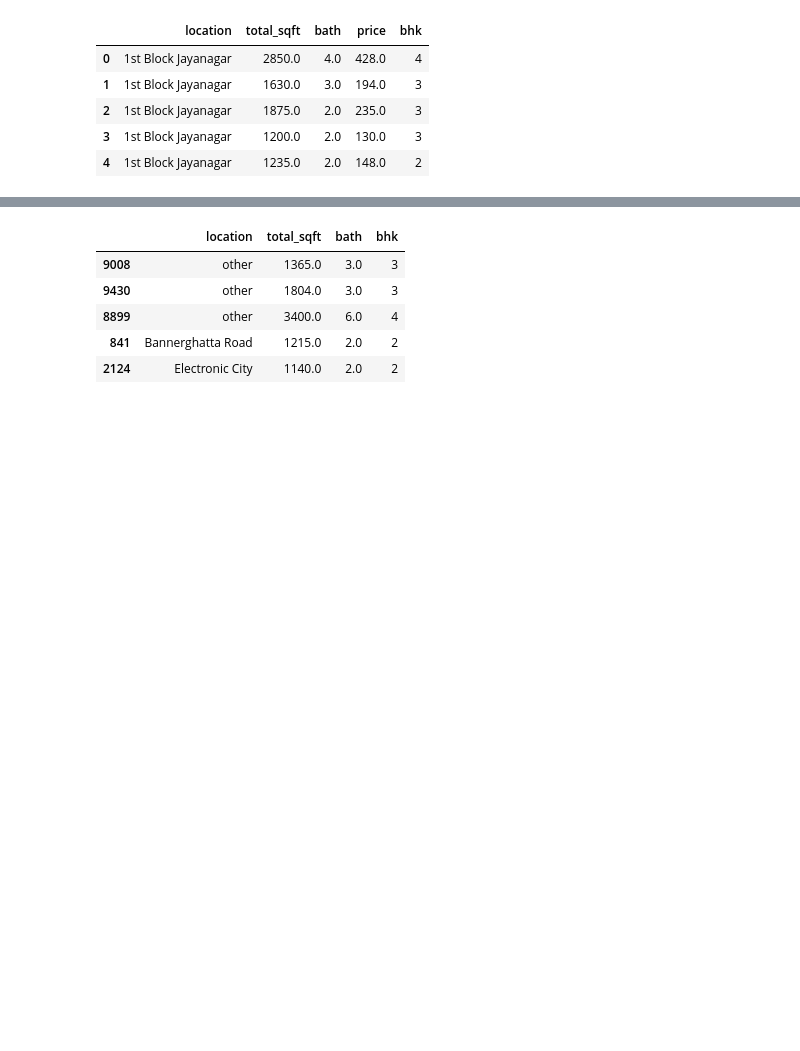
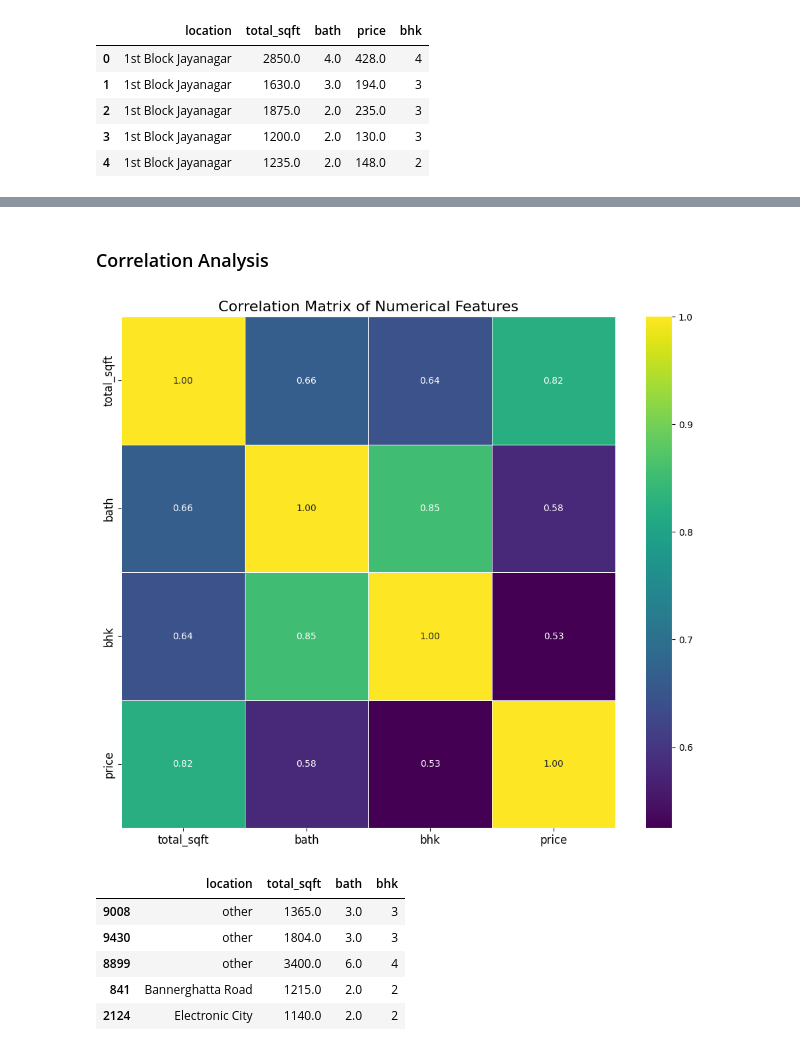
Before and after one commit to Rahman-Saif/House-Price-Prediction-with-Machine-Learning, a Jupyter notebook: House_Price_Prediction_with_ML.ipynb, the cells around one changed output, grey strips where cells are left out. Saved outputs shown, nothing was run; the diff lists cells and outputs as text; code cells hidden in the pictures; blank space fills up the shorter version.

```diff
--- a/House_Price_Prediction_with_ML.ipynb
+++ b/House_Price_Prediction_with_ML.ipynb
@@ -442,3 +537,14 @@ y=data['price']
+# %% [markdown]
+### Correlation Analysis
+# %%
+plt.figure(figsize=(12, 10))
+sns.heatmap(data[['total_sqft', 'bath', 'bhk', 'price']].corr(), annot=True, cmap='viridis', fmt='.2f', linewidths=.5)
+plt.title('Correlation Matrix of Numerical Features', fontsize=16)
+plt.xticks(fontsize=12)
+plt.yticks(fontsize=12)
+plt.show()
+# %% [output]
+[figure, added]
 # %%
 from sklearn.model_selection import train_test_split
 from sklearn.linear_model import LinearRegression,Lasso,Ridge
```
Also changed, not shown: parts of 15 cells of this notebook, 1 other file.
